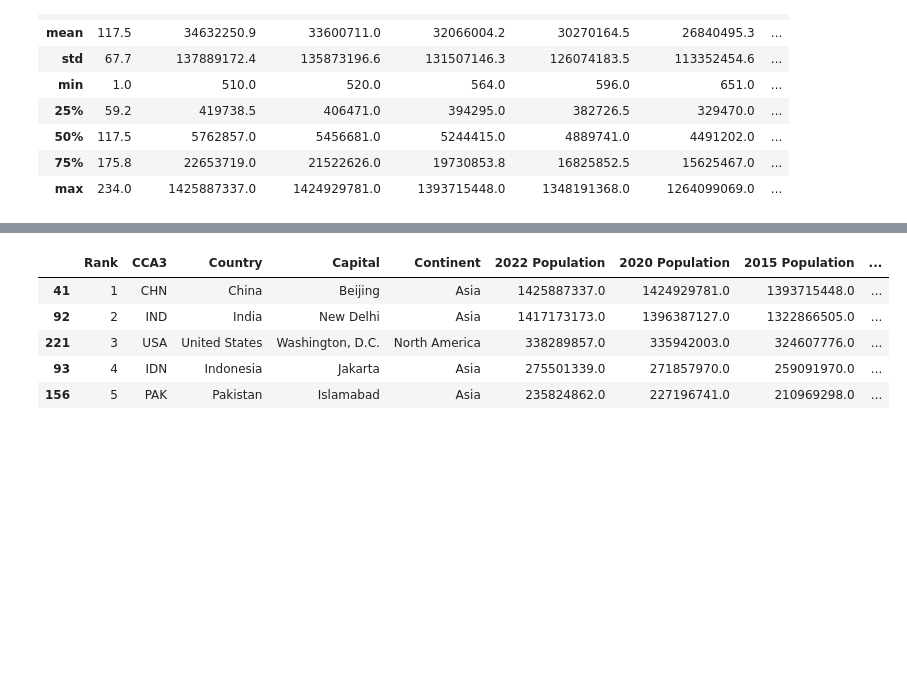
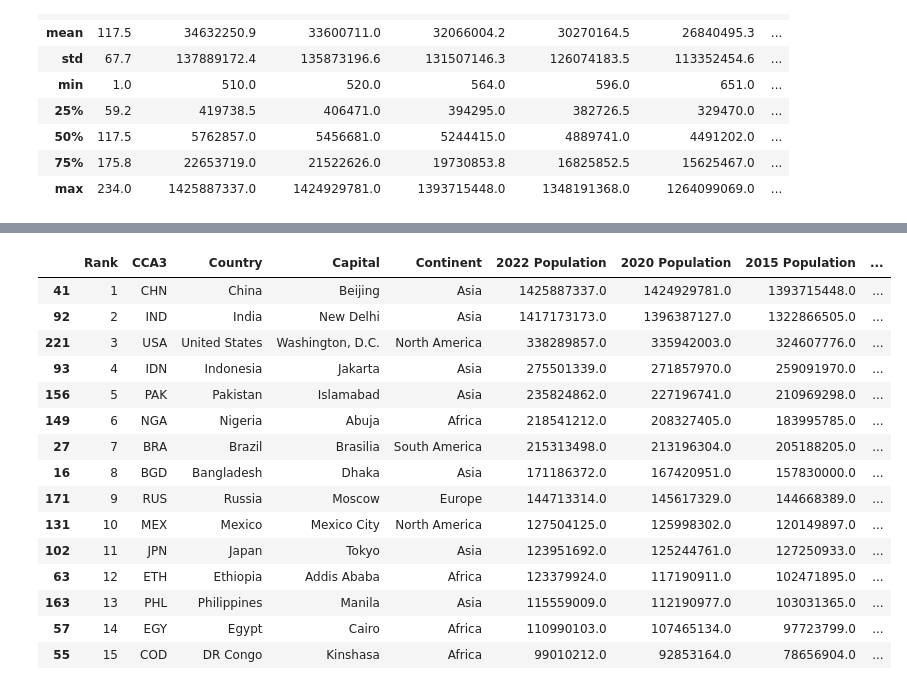
Before and after one commit to curtec/pandasTut, a Jupyter notebook: pandas.ipynb, the cells around one changed output, grey strips where cells are left out. Cells and saved outputs as stored; diff of their text form; code cells hidden in the pictures; blank space fills up the shorter version.

```diff
--- a/pandas.ipynb
+++ b/pandas.ipynb
@@ -104,11 +104,21 @@ Growth Rate                    178
 World Population Percentage     70
 dtype: int64
 # %%
-df.sort_values(by="2022 Population", ascending=False).head()
+df.sort_values(by="2022 Population", ascending=False).head(15)
 # %% [output]
 |  | Rank | CCA3 | Country | Capital | Continent | 2022 Population | 2020 Population | 2015 Population | ... |
 | 41 | 1 | CHN | China | Beijing | Asia | 1425887337.0 | 1424929781.0 | 1393715448.0 | ... |
 | 92 | 2 | IND | India | New Delhi | Asia | 1417173173.0 | 1396387127.0 | 1322866505.0 | ... |
 | 221 | 3 | USA | United States | Washington, D.C. | North America | 338289857.0 | 335942003.0 | 324607776.0 | ... |
 | 93 | 4 | IDN | Indonesia | Jakarta | Asia | 275501339.0 | 271857970.0 | 259091970.0 | ... |
 | 156 | 5 | PAK | Pakistan | Islamabad | Asia | 235824862.0 | 227196741.0 | 210969298.0 | ... |
+| 149 | 6 | NGA | Nigeria | Abuja | Africa | 218541212.0 | 208327405.0 | 183995785.0 | ... |
+| 27 | 7 | BRA | Brazil | Brasilia | South America | 215313498.0 | 213196304.0 | 205188205.0 | ... |
+| 16 | 8 | BGD | Bangladesh | Dhaka | Asia | 171186372.0 | 167420951.0 | 157830000.0 | ... |
+| 171 | 9 | RUS | Russia | Moscow | Europe | 144713314.0 | 145617329.0 | 144668389.0 | ... |
+| 131 | 10 | MEX | Mexico | Mexico City | North America | 127504125.0 | 125998302.0 | 120149897.0 | ... |
+| 102 | 11 | JPN | Japan | Tokyo | Asia | 123951692.0 | 125244761.0 | 127250933.0 | ... |
+| 63 | 12 | ETH | Ethiopia | Addis Ababa | Africa | 123379924.0 | 117190911.0 | 102471895.0 | ... |
+| 163 | 13 | PHL | Philippines | Manila | Asia | 115559009.0 | 112190977.0 | 103031365.0 | ... |
+| 57 | 14 | EGY | Egypt | Cairo | Africa | 110990103.0 | 107465134.0 | 97723799.0 | ... |
+| 55 | 15 | COD | DR Congo | Kinshasa | Africa | 99010212.0 | 92853164.0 | 78656904.0 | ... |
```
Also changed, not shown: parts of 3 cells of this notebook.
